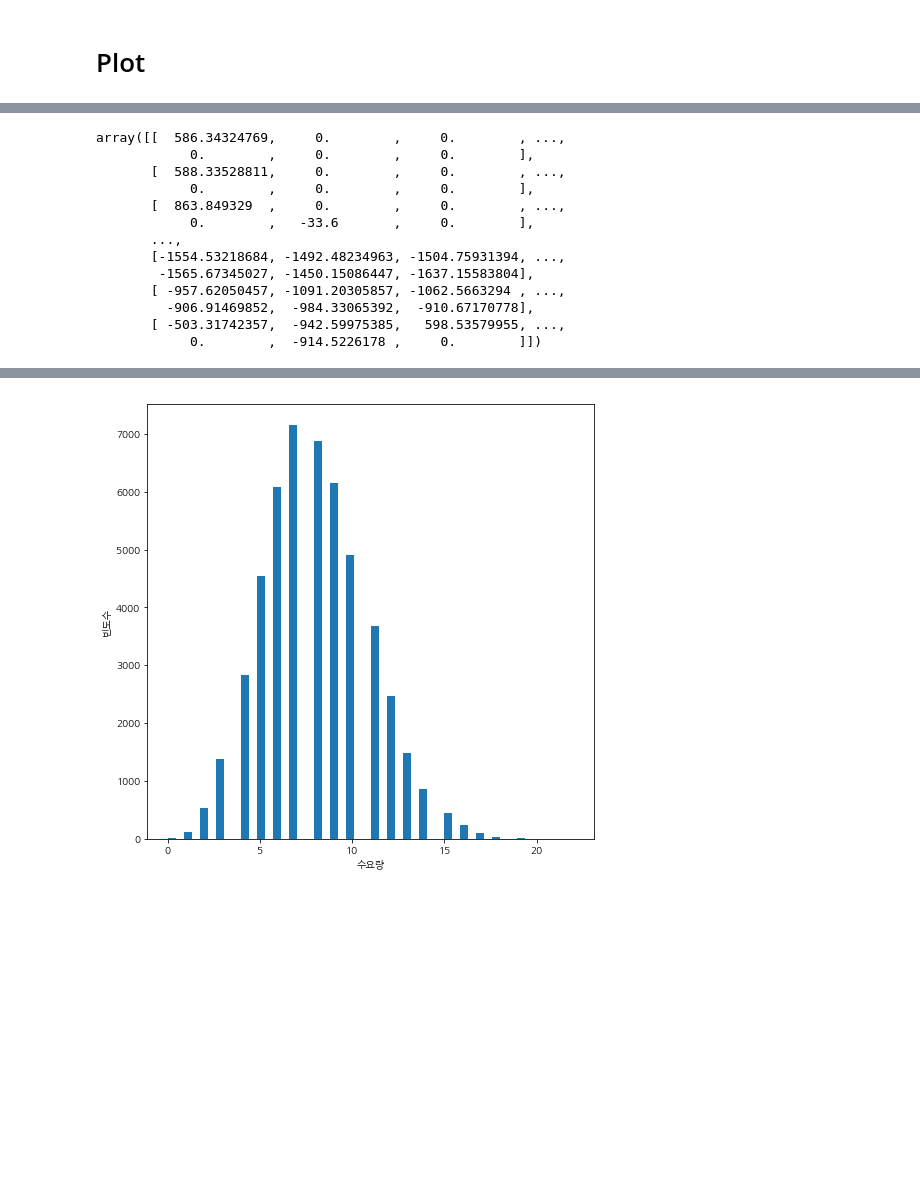
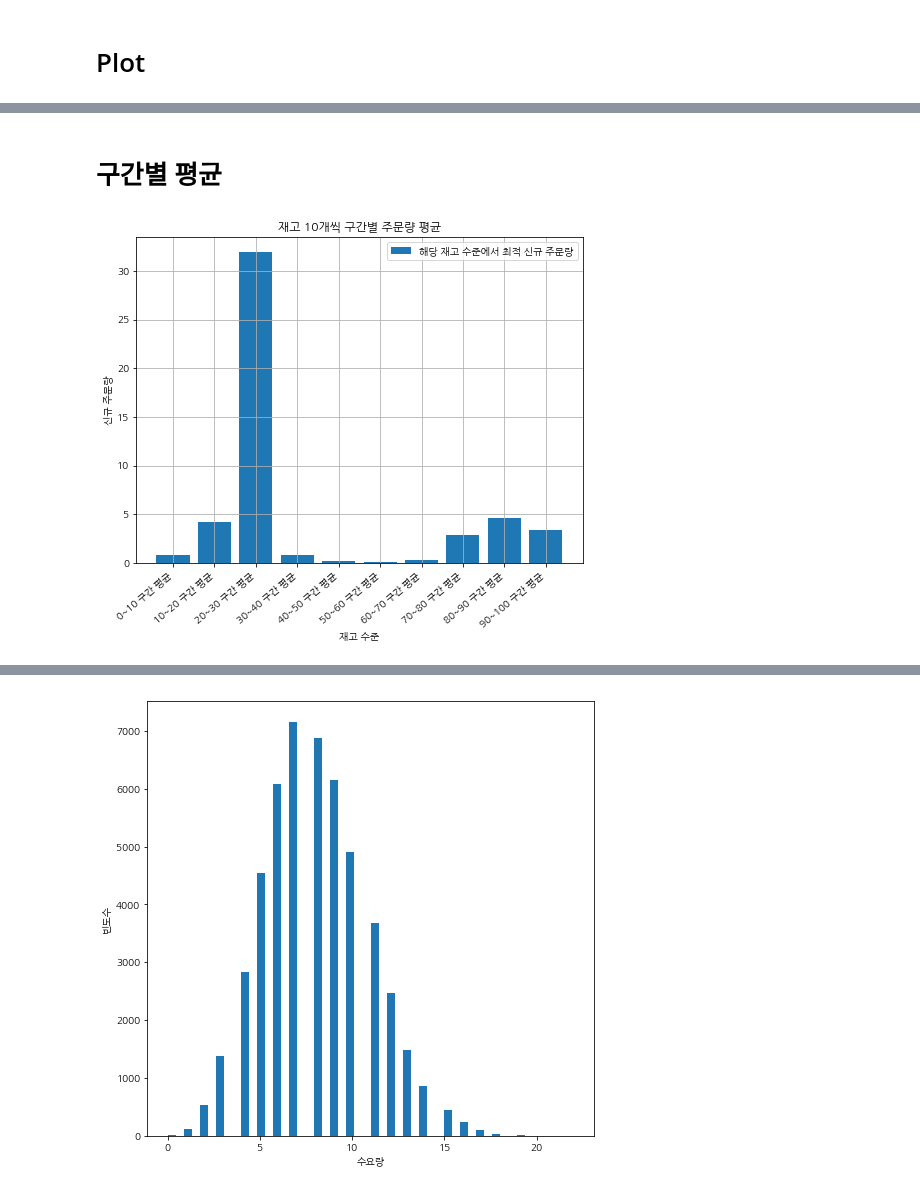
Before and after one commit to zerojsh00/Reinforcement-Learning, a Jupyter notebook: gym-inventory-master/Inventory Q-learning _ pytorch.ipynb, the cells around one changed output, grey strips where cells are left out. Drawn from its saved outputs; the diff is of its cells as text; code cells hidden in the pictures; blank space fills up the shorter version.

```diff
--- a/gym-inventory-master/Inventory Q-learning _ pytorch.ipynb
+++ b/gym-inventory-master/Inventory Q-learning _ pytorch.ipynb
@@ -184,16 +183,24 @@ plt.show()
-# %%
-inventory.agent.brain.q_table
-# %% [output]
-array([[  586.34324769,     0.        ,     0.        , ...,
-            0.        ,     0.        ,     0.        ],
-       [  588.33528811,     0.        ,     0.        , ...,
-            0.        ,     0.        ,     0.        ],
-       [  863.849329  ,     0.        ,     0.        , ...,
-            0.        ,   -33.6       ,     0.        ],
-       ...,
-       [-1554.53218684, -1492.48234963, -1504.75931394, ...,
-        -1565.67345027, -1450.15086447, -1637.15583804],
-       [ -957.62050457, -1091.20305857, -1062.5663294 , ...,
-         -906.91469852,  -984.33065392,  -910.67170778],
-       [ -503.31742357,  -942.59975385,   598.53579955, ...,
-            0.        ,  -914.5226178 ,     0.        ]])
+# %% [markdown]
+# 구간별 평균
+# %%
+modified_policy01 = [np.mean(policy_list[i:i+10]) for i in range(0, 100, 10)]
+range_list01 = ["{:2}~{:2} 구간 평균".format(i, i + 10) for i in range(0, 100, 10)]
+
+plt.rcParams["figure.figsize"] = (8, 6)
+
+fig, ax = plt.subplots()
+ax.bar(range_list01, modified_policy01,label = '해당 재고 수준에서 최적 신규 주문량') # 신규 주문량
+ax.set_xlabel('재고 수준')
+ax.set_ylabel('신규 주문량')
+ax.grid(True)
+ax.legend()
+ax.set_title('재고 10개씩 구간별 주문량 평균')
+
+for label in ax.get_xticklabels():
+    label.set_rotation(40)
+    label.set_horizontalalignment('right')
+
+
+plt.show()
+# %% [output]
+[figure, added]
```
Also changed, not shown: parts of 4 cells of this notebook.
